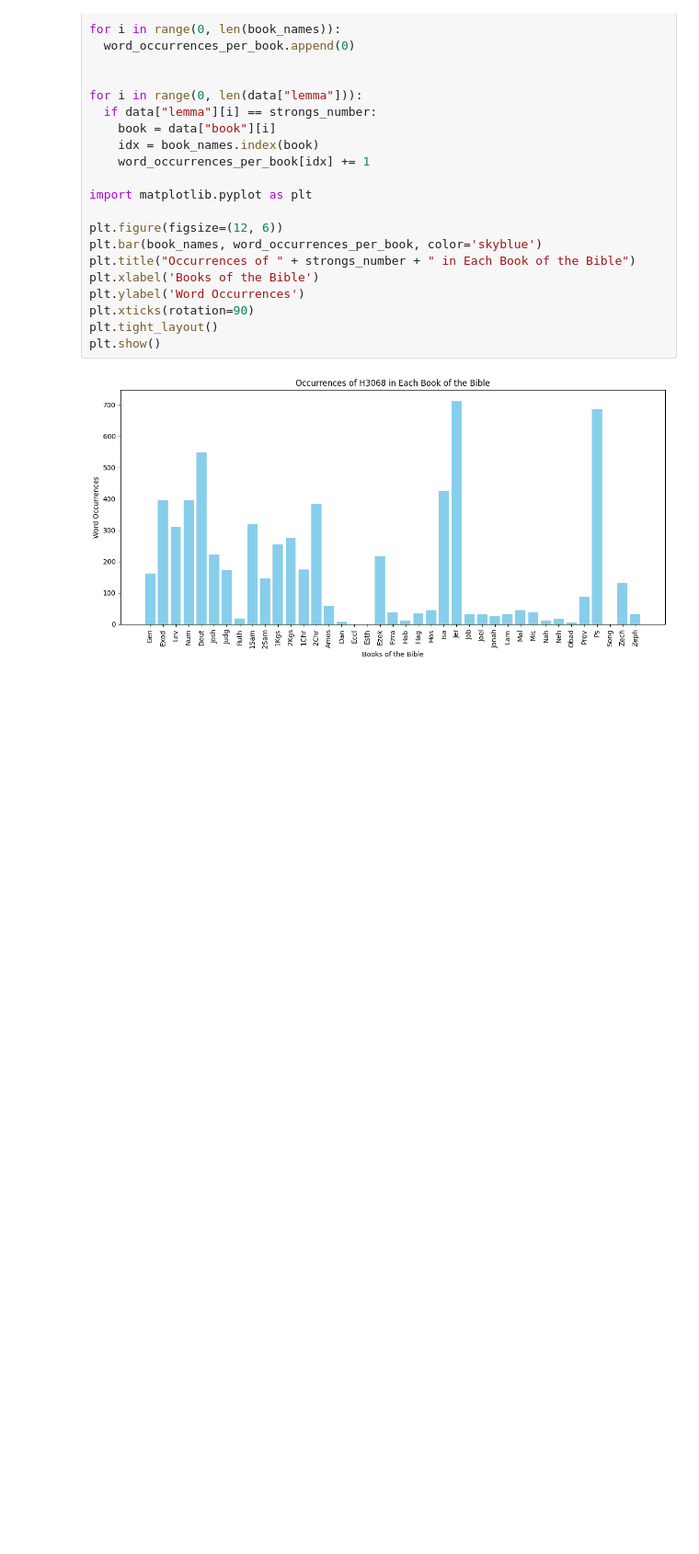
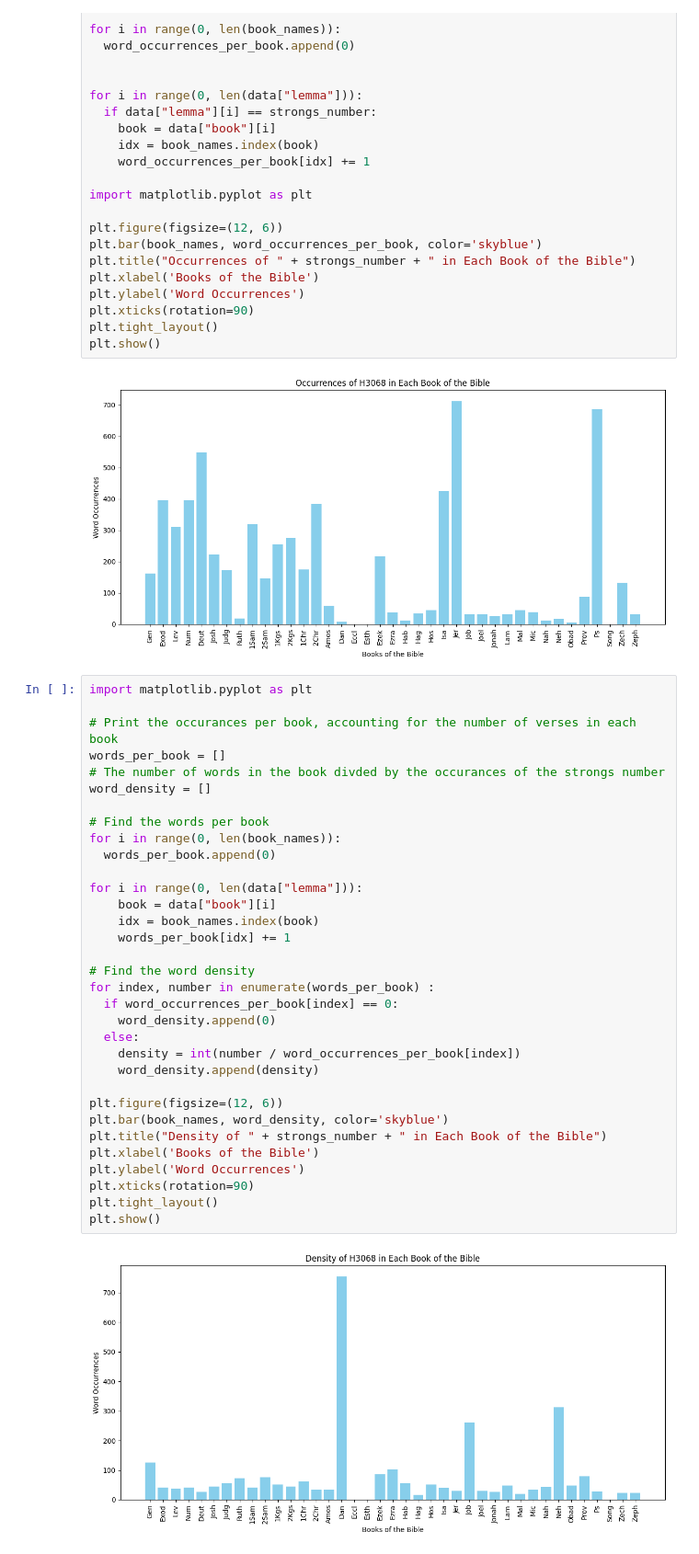
Before and after one commit to jacob-macleod/BibleWordAnalysis, a Jupyter notebook: analysis.ipynb, the cells around one changed output. Shown: that part at 92% size. Drawn from its saved outputs; the diff is of its cells as text; blank space fills up the shorter version.

Commit message:
Added word density anaysis

```diff
--- a/analysis.ipynb
+++ b/analysis.ipynb
@@ -187,3 +189,38 @@ plt.tight_layout()
 plt.show()
 # %% [output]
 [figure]
+# %%
+import matplotlib.pyplot as plt
+
+# Print the occurances per book, accounting for the number of verses in each book
+words_per_book = []
+# The number of words in the book divded by the occurances of the strongs number
+word_density = []
+
+# Find the words per book
+for i in range(0, len(book_names)):
+  words_per_book.append(0)
+
+for i in range(0, len(data["lemma"])):
+    book = data["book"][i]
+    idx = book_names.index(book)
+    words_per_book[idx] += 1
+
+# Find the word density
+for index, number in enumerate(words_per_book) :
+  if word_occurrences_per_book[index] == 0:
+    word_density.append(0)
+  else:
+    density = int(number / word_occurrences_per_book[index])
+    word_density.append(density)
+
+plt.figure(figsize=(12, 6))
+plt.bar(book_names, word_density, color='skyblue')
+plt.title("Density of " + strongs_number + " in Each Book of the Bible")
+plt.xlabel('Books of the Bible')
+plt.ylabel('Word Occurrences')
+plt.xticks(rotation=90)
+plt.tight_layout()
+plt.show()
+# %% [output]
+[figure, added]
```
Also changed, not shown: parts of 1 cell of this notebook.
